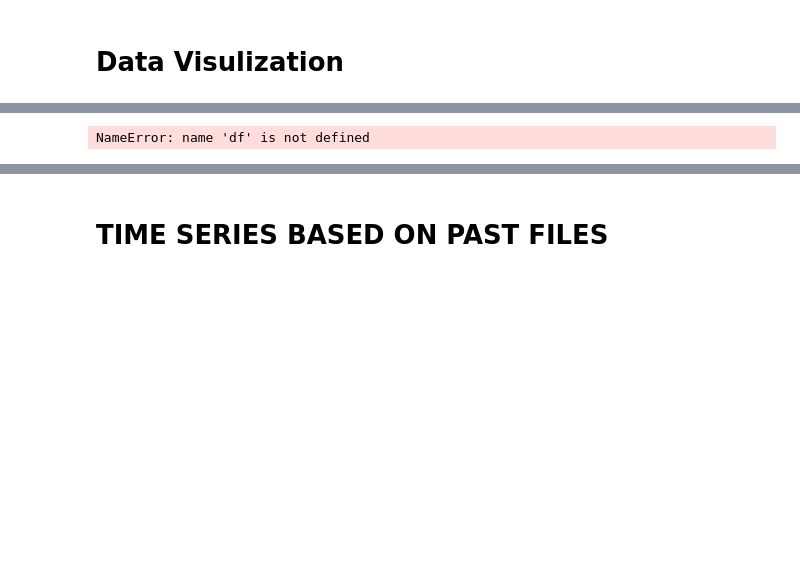
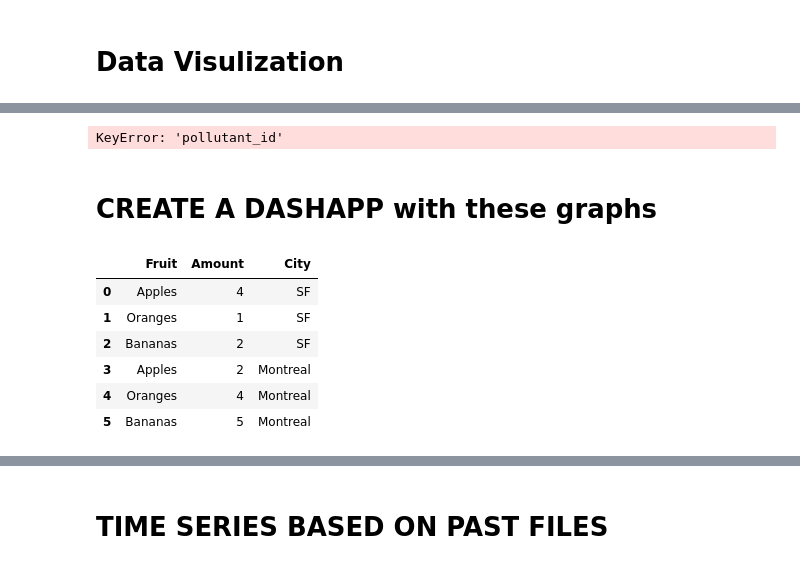
Before and after one commit to deeprajbasu/Air-quality, a Jupyter notebook: notebook.ipynb, the cells around one changed output, grey strips where cells are left out. Drawn from its saved outputs; the diff is of its cells as text; code cells hidden in the pictures; blank space fills up the shorter version.

```diff
--- a/notebook.ipynb
+++ b/notebook.ipynb
@@ -152,9 +169,10 @@ def generatePiechart(filterr,choice):
         )
         )
     filename="outs/(PIE)Pollutants in - {} ".format(choice)
-    fig.write_html("{}.html".format(filename))
+    # fig.write_html("{}.html".format(filename))
     fig.show()
+    return fig
 
-generatePiechart('state','Uttar_Pradesh'),generatePiechart('city','Delhi'),generatePiechart('city','Chennai')
+fig=generatePiechart('city','Delhi')
 # %% [output]
-NameError: name 'df' is not defined
+KeyError: 'pollutant_id'
@@ -160,0 +181,12 @@ NameError: name 'df' is not defined
+# %% [markdown]
+# CREATE A DASHAPP with these graphs
+# %%
+df
+# %% [output]
+|  | Fruit | Amount | City |
+| 0 | Apples | 4 | SF |
+| 1 | Oranges | 1 | SF |
+| 2 | Bananas | 2 | SF |
+| 3 | Apples | 2 | Montreal |
+| 4 | Oranges | 4 | Montreal |
+| 5 | Bananas | 5 | Montreal |
```
Also changed, not shown: parts of 21 cells of this notebook, 5 other files.
